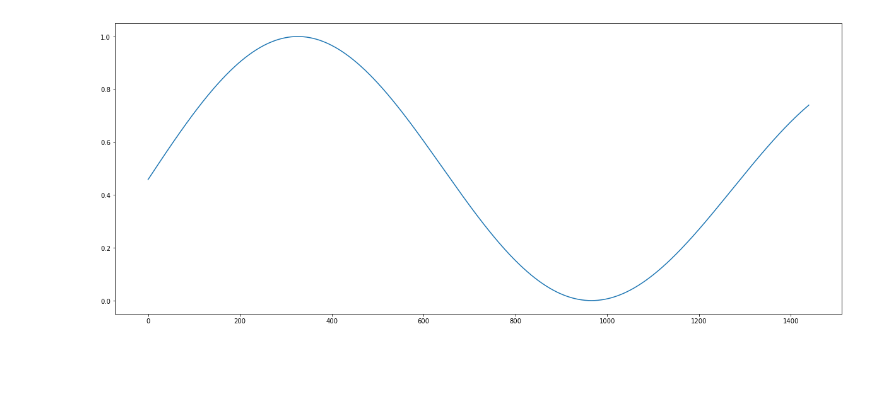
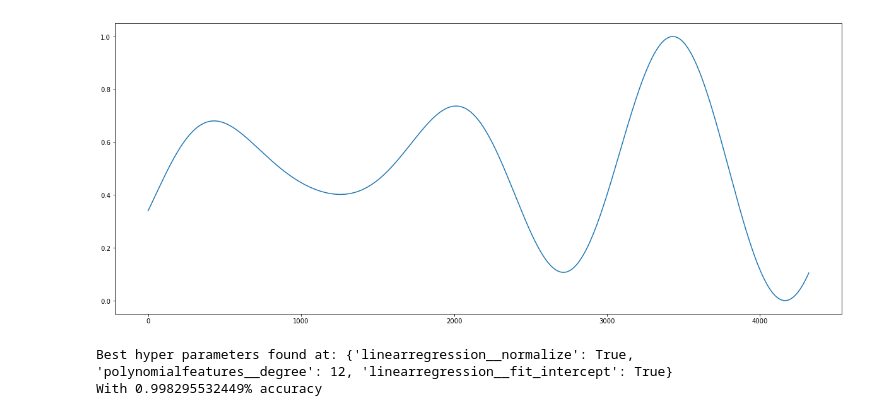
Before and after one commit to Pierre-LaurentC/IonosphericSignalRecontruction, a Jupyter notebook: DataHolesLongitude.ipynb, the cells around one changed output. Saved outputs shown, nothing was run; the diff lists cells and outputs as text; code cells hidden in the pictures; blank space fills up the shorter version.

```diff
--- a/DataHolesLongitude.ipynb
+++ b/DataHolesLongitude.ipynb
@@ -123,12 +125,12 @@ def NormalizeData01():
 
 NormalizeData01()
 # %%
-y = np.array(normalized01StationIndicatorVariation["clf"])
-x = np.arange(0, 1440, timeBetweenValues)
+y = np.array(normalized01StationIndicatorVariation["aae"])
+x = np.arange(0, 4320, timeBetweenValues)
 fig= plt.figure(figsize=(20,8))
 axes= fig.add_axes([0.8,0.8,0.8,0.8])
 axes.plot(x,y)
 plt.show()
 # %% [output]
-[figure, old version]
+[figure, new version]
 # %%
@@ -244,0 +187,12 @@ def ShowTrainTestSplit(xAxis,yAxis, xPrediction, yPrediction):
+# %%
+def PolynomialRegression(degree=2, **kwargs):
+    return make_pipeline(PolynomialFeatures(degree), LinearRegression(**kwargs))
+
+params = {'polynomialfeatures__degree': np.arange(5,13,1), 'linearregression__fit_intercept': [True, False], 'linearregression__normalize': [True, False]}
+poly_grid = GridSearchCV(PolynomialRegression(), params, cv=10, scoring='r2') #Scoring with coefficient of determination r2
+poly_grid.fit(X_train, y_train)
+print("Best hyper parameters found at: {}".format(poly_grid.best_params_))
+print("With {}% accuracy".format(poly_grid.best_score_))
+# %% [output]
+Best hyper parameters found at: {'linearregression__normalize': True, 'polynomialfeatures__degree': 12, 'linearregression__fit_intercept': True}
+With 0.998295532449% accuracy
```
Also changed, not shown: parts of 13 cells of this notebook, 3 other files.
